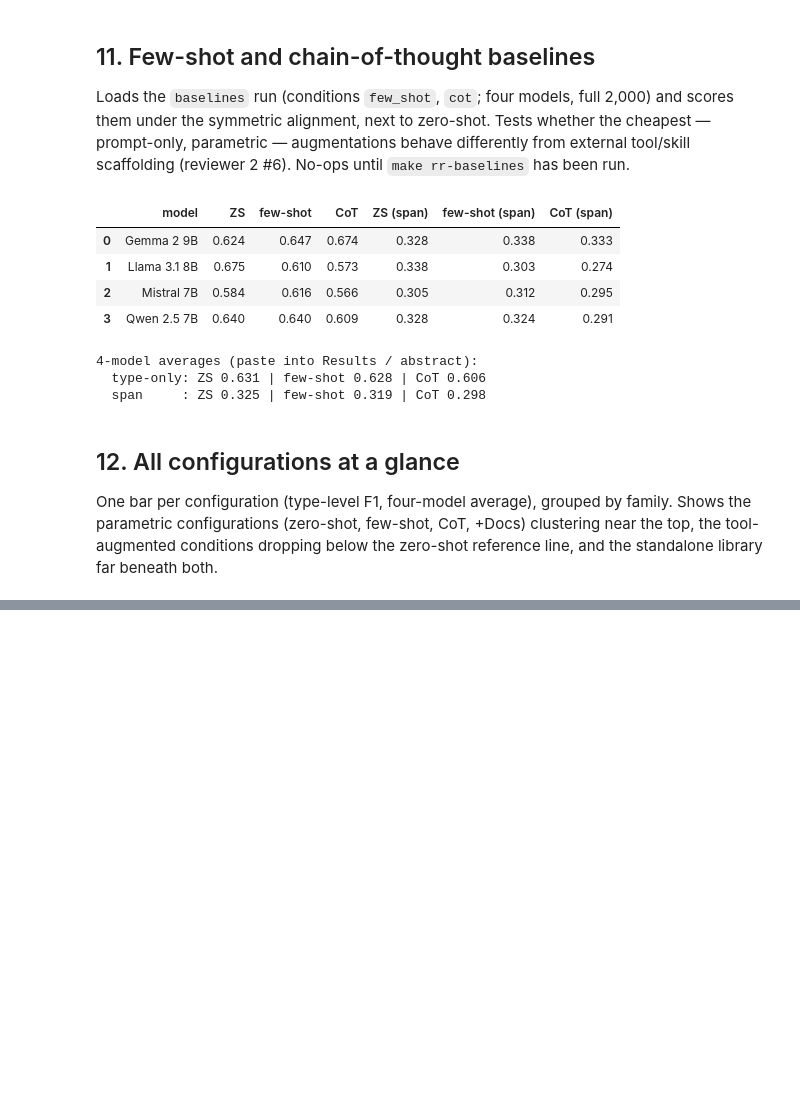
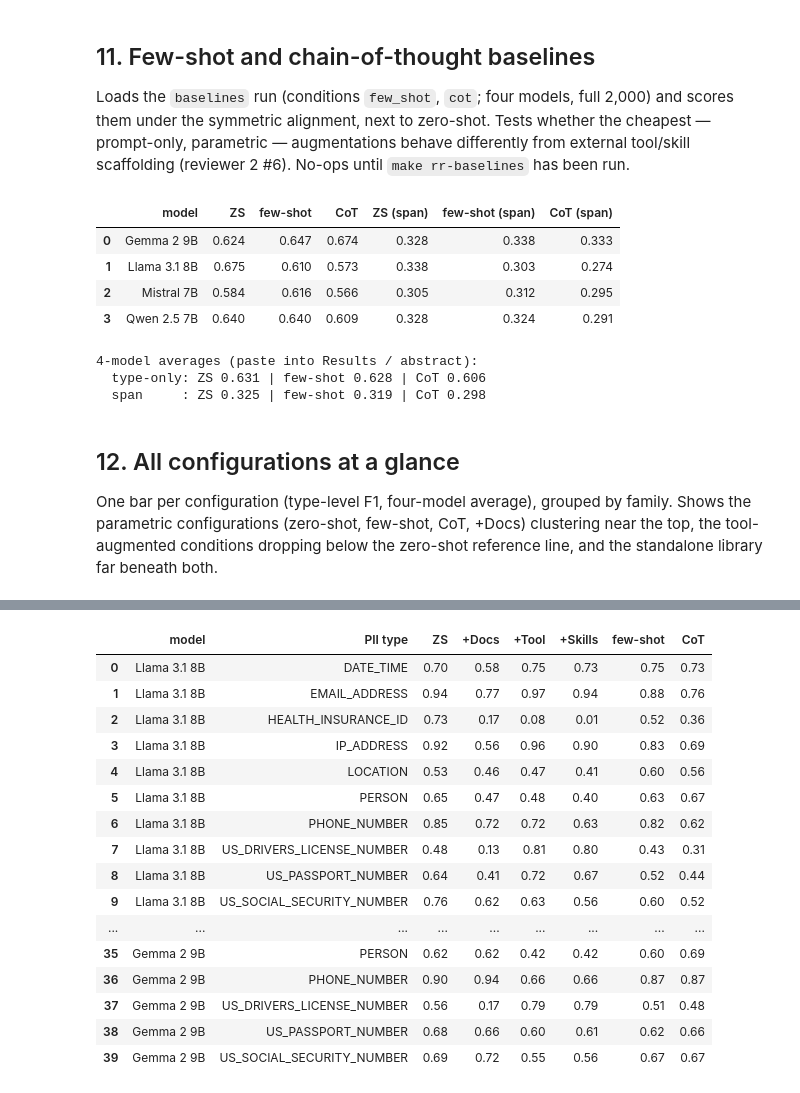
Before and after one commit to EdyVision/pii-skills-ablation-study, a Jupyter notebook: notebooks/04_analyses_r&r.ipynb, the cells around one changed output, grey strips where cells are left out. Cells and saved outputs as stored; diff of their text form; code cells hidden in the pictures; blank space fills up the shorter version.

```diff
--- a/notebooks/04_analyses_r&r.ipynb
+++ b/notebooks/04_analyses_r&r.ipynb
@@ -338,7 +338,7 @@ else:
     fig = go.Figure()
     fig.add_bar(name="7–9B avg", x=[CLABEL[c] for c in CONDITIONS], y=[avg[c] for c in CONDITIONS], marker_color=TAUPE)
     fig.add_bar(name="Qwen 14B", x=[CLABEL[c] for c in CONDITIONS], y=[q14[c] for c in CONDITIONS], marker_color=TEAL)
-    style(fig, "Scaling to 14B (type-level F1): the pattern is unchanged", barmode="group",
+    style(fig, "", barmode="group",
           yaxis=dict(title="F1", range=[0, 0.75], gridcolor="#e0e0e0"))
 
     fig.show(renderer="svg"); fig.write_image("fig_scaling_14b.pdf")
@@ -376,12 +376,18 @@ else:
         deltas.append(md_); cis.append(ci)
 
     display(pd.DataFrame(rows))
-    fig = go.Figure(go.Bar(y=[MLABEL[m] for m in models], x=deltas, orientation="h",
-                           error_x=dict(type="data", array=cis, color="#888"), marker_color=INK))
+    pad = 0.006
+    x_lo = math.floor((min(d - c for d, c in zip(deltas, cis)) - pad) / 0.005) * 0.005
+    x_hi = math.ceil((max(d + c for d, c in zip(deltas, cis)) + pad) / 0.005) * 0.005
+    fig = go.Figure(go.Scatter(y=[MLABEL[m] for m in models], x=deltas, mode="markers+text",
+                           text=[f"{d:+.3f}" for d in deltas], textposition="top center",
+                           error_x=dict(type="data", array=cis, color="#888"),
+                           marker=dict(color=INK, size=11), cliponaxis=False))
 
     fig.add_vline(x=0, line_dash="dot", line_color="#888")
-    style(fig, "Full precision vs 4-bit: per-model F1 difference (±95% CI)", h=300,
-          xaxis=dict(title="fp16 − 4-bit F1 (type-level)", range=[-0.05, 0.05], zeroline=False))
+    style(fig, "", h=300, w=620,
+          margin=dict(t=44, b=72, r=24, l=92),
+          xaxis=dict(title="fp16 − 4-bit F1 (type-level)", range=[x_lo, x_hi], zeroline=False))
 
     fig.update_layout(showlegend=False)
     fig.show(renderer="svg"); fig.write_image("fig_fp16_vs_4bit.pdf")
@@ -598,0 +690,62 @@ fig.show(renderer="svg"); fig.write_image("fig_all_conditions.pdf")
+# %%
+# Type-level recall by PII type for all six configurations, per model (one consistent computation).
+baselines = load_run("baselines")
+
+if not baselines:
+    print("baselines run not found \u2014 run `make rr-baselines`, then re-run this cell.")
+else:
+    MODELS = ["llama3_8b", "mistral_7b", "qwen2_7b", "gemma2_9b"]
+    LAB = {"gemma2_9b": "Gemma 2 9B", "llama3_8b": "Llama 3.1 8B",
+           "mistral_7b": "Mistral 7B", "qwen2_7b": "Qwen 2.5 7B"}
+
+    TYPES = ["DATE_TIME", "EMAIL_ADDRESS", "HEALTH_INSURANCE_ID", "IP_ADDRESS", "LOCATION",
+             "PERSON", "PHONE_NUMBER", "US_DRIVERS_LICENSE_NUMBER", "US_PASSPORT_NUMBER",
+             "US_SOCIAL_SECURITY_NUMBER"]
+
+    SRC = [("ZS", main, "zero_shot"), ("+Docs", main, "with_docs"),
+           ("+Tool", main, "with_tools"), ("+Skills", main, "with_skills"),
+           ("few-shot", baselines, "few_shot"), ("CoT", baselines, "cot")]
+
+    def _recall(recs, m, c, canon):
+        tp = fn = 0
+        for r in recs:
+            if r["model"] != m or r["condition"] != c:
+                continue
+            gt = [norm(t["type"]) for t in (r["ground_truth"] or []) if isinstance(t, dict) and "type" in t]
+            pr = [norm(x["type"]) for x in (r["predictions"] or []) if isinstance(x, dict) and "type" in x]
+            ng = gt.count(canon)
+            if ng == 0:
+                continue
+            tp += min(ng, pr.count(canon))
+            fn += ng - min(ng, pr.count(canon))
+        return tp / (tp + fn) if (tp + fn) else float("nan")
+
+    rows = []
+
+    for m in MODELS:
+        for canon in TYPES:
+            row = {"model": LAB[m], "PII type": canon}
+            for lbl, recs, c in SRC:
+                v = _recall(recs, m, c, canon)
+                row[lbl] = round(v, 2) if v == v else None
+            rows.append(row)
+
+    display(pd.DataFrame(rows))
+# %% [output]
+|  | model | PII type | ZS | +Docs | +Tool | +Skills | few-shot | CoT |
+| 0 | Llama 3.1 8B | DATE_TIME | 0.70 | 0.58 | 0.75 | 0.73 | 0.75 | 0.73 |
+| 1 | Llama 3.1 8B | EMAIL_ADDRESS | 0.94 | 0.77 | 0.97 | 0.94 | 0.88 | 0.76 |
+| 2 | Llama 3.1 8B | HEALTH_INSURANCE_ID | 0.73 | 0.17 | 0.08 | 0.01 | 0.52 | 0.36 |
+| 3 | Llama 3.1 8B | IP_ADDRESS | 0.92 | 0.56 | 0.96 | 0.90 | 0.83 | 0.69 |
+| 4 | Llama 3.1 8B | LOCATION | 0.53 | 0.46 | 0.47 | 0.41 | 0.60 | 0.56 |
+| 5 | Llama 3.1 8B | PERSON | 0.65 | 0.47 | 0.48 | 0.40 | 0.63 | 0.67 |
+| 6 | Llama 3.1 8B | PHONE_NUMBER | 0.85 | 0.72 | 0.72 | 0.63 | 0.82 | 0.62 |
+| 7 | Llama 3.1 8B | US_DRIVERS_LICENSE_NUMBER | 0.48 | 0.13 | 0.81 | 0.80 | 0.43 | 0.31 |
+| 8 | Llama 3.1 8B | US_PASSPORT_NUMBER | 0.64 | 0.41 | 0.72 | 0.67 | 0.52 | 0.44 |
+| 9 | Llama 3.1 8B | US_SOCIAL_SECURITY_NUMBER | 0.76 | 0.62 | 0.63 | 0.56 | 0.60 | 0.52 |
+| ... | ... | ... | ... | ... | ... | ... | ... | ... |
+| 35 | Gemma 2 9B | PERSON | 0.62 | 0.62 | 0.42 | 0.42 | 0.60 | 0.69 |
+| 36 | Gemma 2 9B | PHONE_NUMBER | 0.90 | 0.94 | 0.66 | 0.66 | 0.87 | 0.87 |
+| 37 | Gemma 2 9B | US_DRIVERS_LICENSE_NUMBER | 0.56 | 0.17 | 0.79 | 0.79 | 0.51 | 0.48 |
+| 38 | Gemma 2 9B | US_PASSPORT_NUMBER | 0.68 | 0.66 | 0.60 | 0.61 | 0.62 | 0.66 |
+| 39 | Gemma 2 9B | US_SOCIAL_SECURITY_NUMBER | 0.69 | 0.72 | 0.55 | 0.56 | 0.67 | 0.67 |
```
Also changed, not shown: parts of 9 cells of this notebook.
